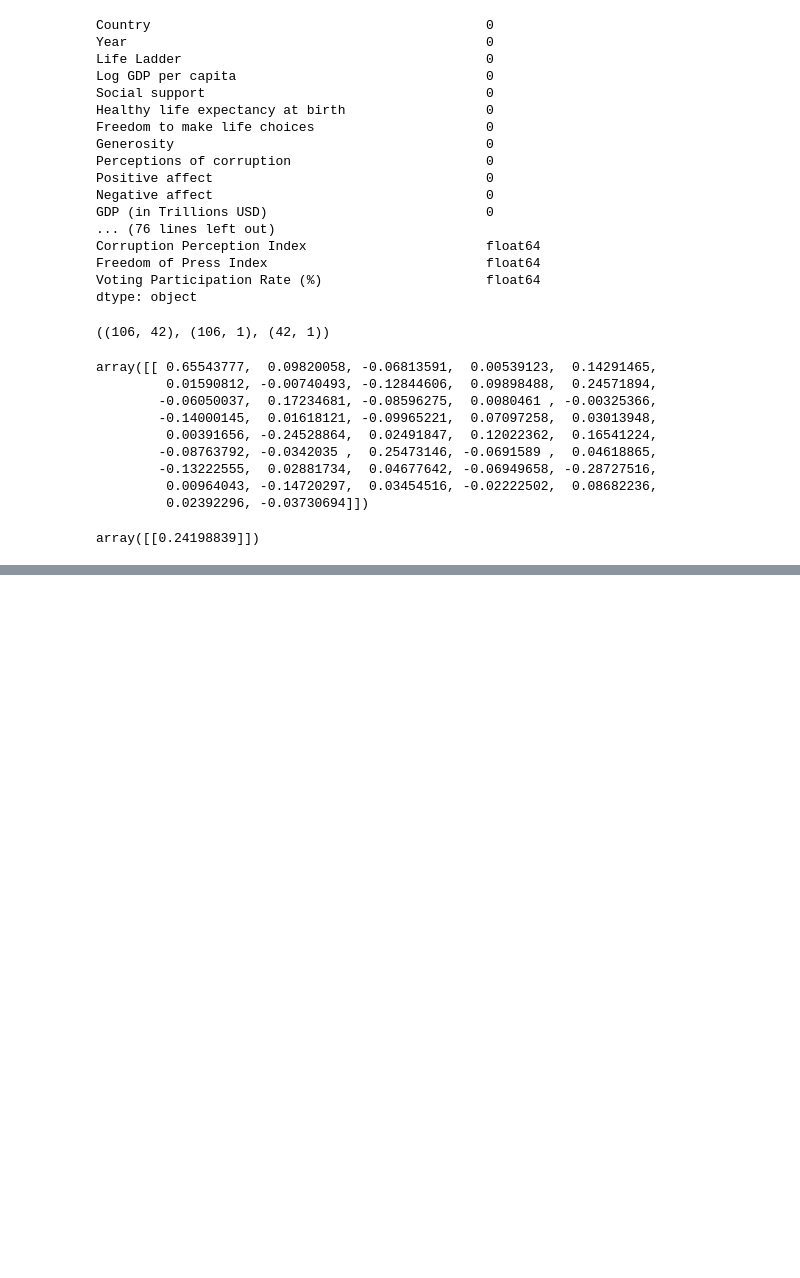
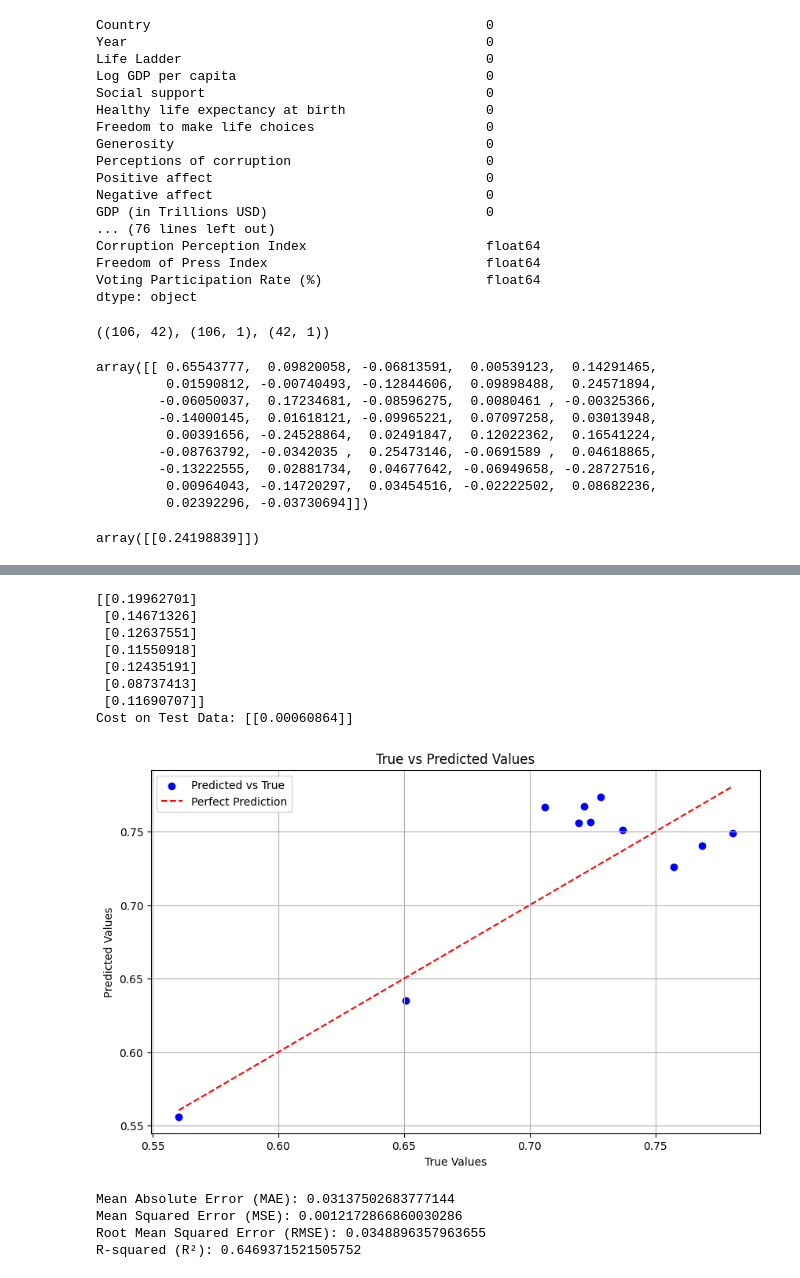
Before and after one commit to abbysiman1/Country-happiness, a Jupyter notebook: Country_Happiness_Project.ipynb, the cells around one changed output, grey strips where cells are left out. Cells and saved outputs as stored; diff of their text form; code cells hidden in the pictures; blank space fills up the shorter version.

```diff
--- a/Country_Happiness_Project.ipynb
+++ b/Country_Happiness_Project.ipynb
@@ -642,0 +508,15 @@ predicted_values_flat = predicted_values.flatten()  # Ensure it's a 1D array
+# %%
+# Creating a dictionary that lists column name with its value
+
+# Assuming X_df is your DataFrame with the original feature names
+feature_names = ['intercept'] + list(X_df.columns)  # Add intercept term name
+
+# Create the dictionary mapping feature names to their corresponding theta values
+theta_dict = {feature_names[i]: opt_theta[i][0] for i in range(len(feature_names))}
+
+sorted_coeffs = sorted(theta_dict.items(), key=lambda item: abs(item[1]), reverse=True)
+
+# Step 3: Print the sorted features with their coefficients
+print("Most Influential Features for Predicting Happiness:")
+for feature, coeff in sorted_coeffs:
+    print(f"{feature}: {coeff:.6f}")  # You can adjust the format as needed
@@ -642,0 +572,58 @@ predicted_values_flat = predicted_values.flatten()  # Ensure it's a 1D array
+# %%
+# Training the data
+eta = 0.00005
+iters = 1000
+X_train, X_test, y_train, y_test = train_test_split(X, y, test_size=0.1, random_state=42)
+# getting optimal theta
+optTheta, cost = gradientDescent(X_train, y_train, theta, eta, iters)
+
+print(optTheta)
+calcVectorizedCost(X, y, optTheta)
+predictions = X_test.dot(optTheta)
+
+# Calculate the cost on the test set
+test_cost = calcVectorizedCost(X_test, y_test, optTheta)
+print("Cost on Test Data:", test_cost)
+
+# Plotting True vs Predicted
+plt.figure(figsize=(10, 6))
+plt.scatter(y_test, predictions, color='blue', label='Predicted vs True')
+
+# Plot a line for the perfect predictions
+plt.plot([min(y_test), max(y_test)], [min(y_test), max(y_test)], color='red', linestyle='--', label='Perfect Prediction')
+
+# Labeling the axes
+plt.xlabel('True Values')
+plt.ylabel('Predicted Values')
+plt.title('True vs Predicted Values')
+plt.legend()
+plt.grid(True)
+
+# Show the plot
+plt.show()
+# %% [output]
+[[0.19962701]
+ [0.14671326]
+ [0.12637551]
+ [0.11550918]
+ [0.12435191]
+ [0.08737413]
+ [0.11690707]]
+Cost on Test Data: [[0.00060864]]
+[figure, added]
+# %%
+# evaluation metrics
+mae = mean_absolute_error(y_test, predictions)
+mse = mean_squared_error(y_test, predictions)
+rmse = mean_squared_error(y_test, predictions, squared=False)  # RMSE
+r2 = r2_score(y_test, predictions)
+
+print("Mean Absolute Error (MAE):", mae)
+print("Mean Squared Error (MSE):", mse)
+print("Root Mean Squared Error (RMSE):", rmse)
+print("R-squared (R²):", r2)
+# %% [output]
+Mean Absolute Error (MAE): 0.03137502683777144
+Mean Squared Error (MSE): 0.0012172866860030286
+Root Mean Squared Error (RMSE): 0.0348896357963655
+R-squared (R²): 0.6469371521505752
```
Also changed, not shown: parts of 23 cells of this notebook.
